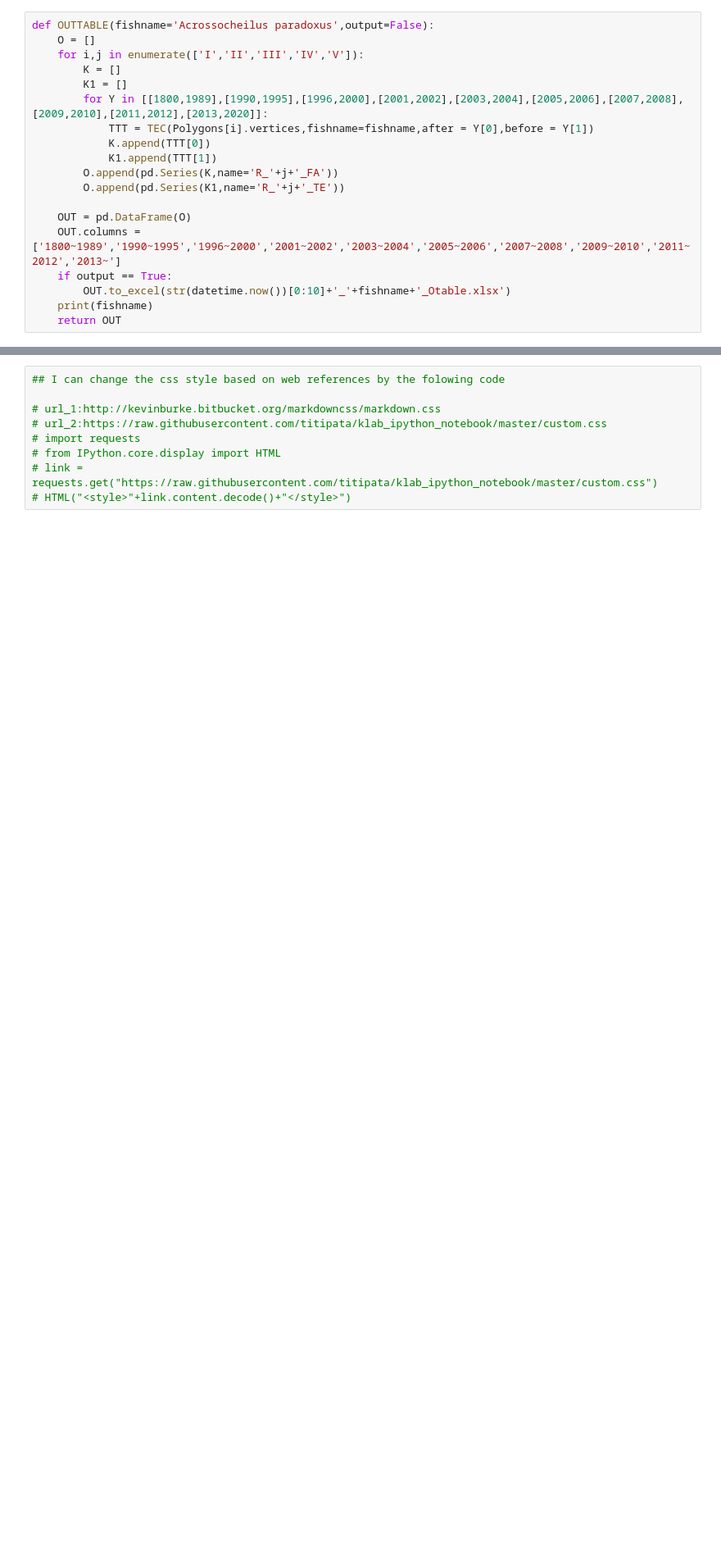
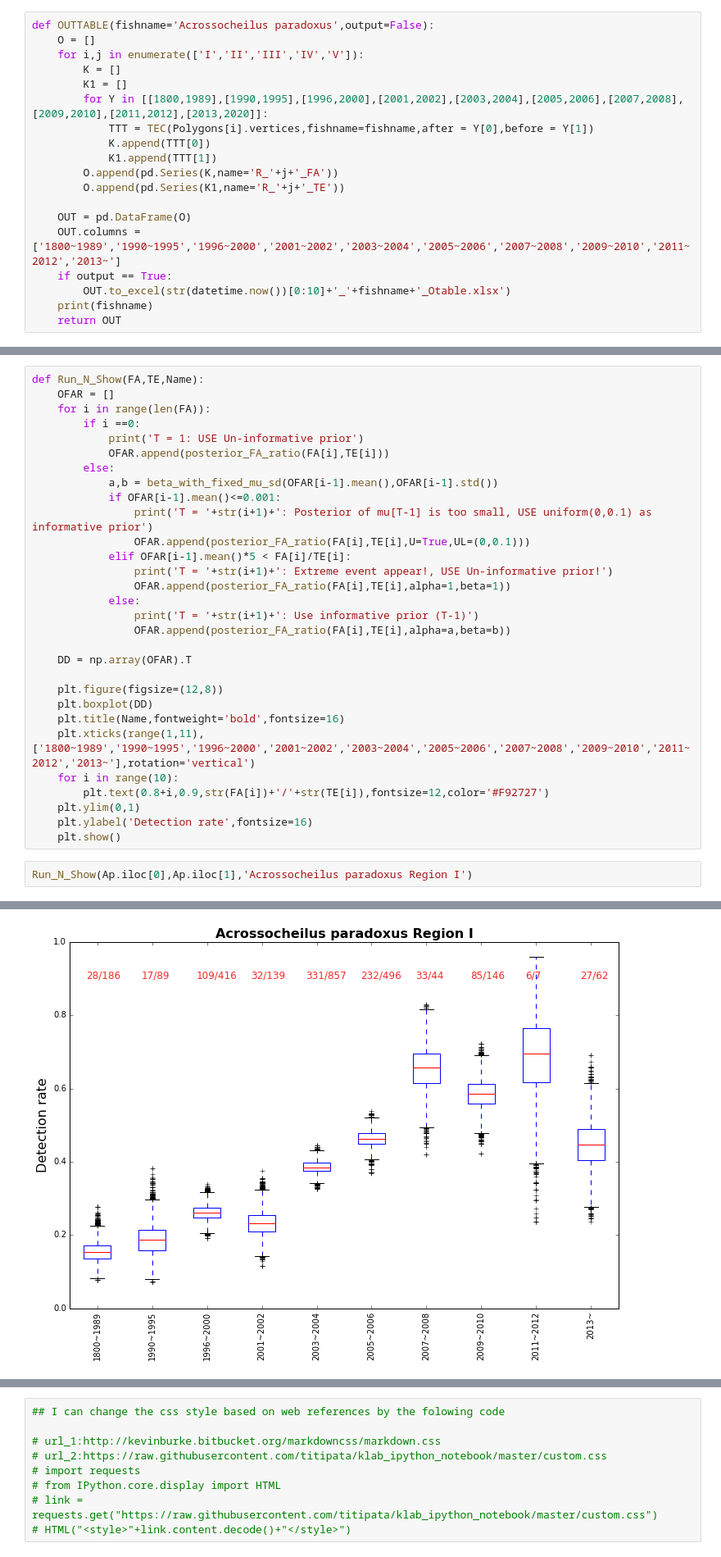
Before and after one commit to even311379/NaitiveInvasiveFish, a Jupyter notebook: NIFWFA.ipynb, the cells around one changed output, grey strips where cells are left out. Shown: that part at 82% size. Saved outputs shown, nothing was run; the diff lists cells and outputs as text; blank space fills up the shorter version.

```diff
--- a/NIFWFA.ipynb
+++ b/NIFWFA.ipynb
@@ -145,0 +224,33 @@ Rhinogobius candidianus
+# %%
+def Run_N_Show(FA,TE,Name):
+    OFAR = []
+    for i in range(len(FA)):
+        if i ==0:
+            print('T = 1: USE Un-informative prior')
+            OFAR.append(posterior_FA_ratio(FA[i],TE[i]))
+        else:
+            a,b = beta_with_fixed_mu_sd(OFAR[i-1].mean(),OFAR[i-1].std())
+            if OFAR[i-1].mean()<=0.001:
+                print('T = '+str(i+1)+': Posterior of mu[T-1] is too small, USE uniform(0,0.1) as informative prior')
+                OFAR.append(posterior_FA_ratio(FA[i],TE[i],U=True,UL=(0,0.1)))
+            elif OFAR[i-1].mean()*5 < FA[i]/TE[i]:
+                print('T = '+str(i+1)+': Extreme event appear!, USE Un-informative prior!')
+                OFAR.append(posterior_FA_ratio(FA[i],TE[i],alpha=1,beta=1))
+            else:
+                print('T = '+str(i+1)+': Use informative prior (T-1)')
+                OFAR.append(posterior_FA_ratio(FA[i],TE[i],alpha=a,beta=b))
+
+    DD = np.array(OFAR).T
+
+    plt.figure(figsize=(12,8))
+    plt.boxplot(DD)
+    plt.title(Name,fontweight='bold',fontsize=16)
+    plt.xticks(range(1,11),['1800~1989','1990~1995','1996~2000','2001~2002','2003~2004','2005~2006','2007~2008','2009~2010','2011~2012','2013~'],rotation='vertical')
+    for i in range(10):
+        plt.text(0.8+i,0.9,str(FA[i])+'/'+str(TE[i]),fontsize=12,color='#F92727')
+    plt.ylim(0,1)
+    plt.ylabel('Detection rate',fontsize=16)
+    plt.show()
+# %%
+Run_N_Show(Ap.iloc[0],Ap.iloc[1],'Acrossocheilus paradoxus Region I')
+# %% [output]
@@ -145,0 +267 @@ Rhinogobius candidianus
+[figure, added]
```
Also changed, not shown: parts of 24 cells of this notebook.
